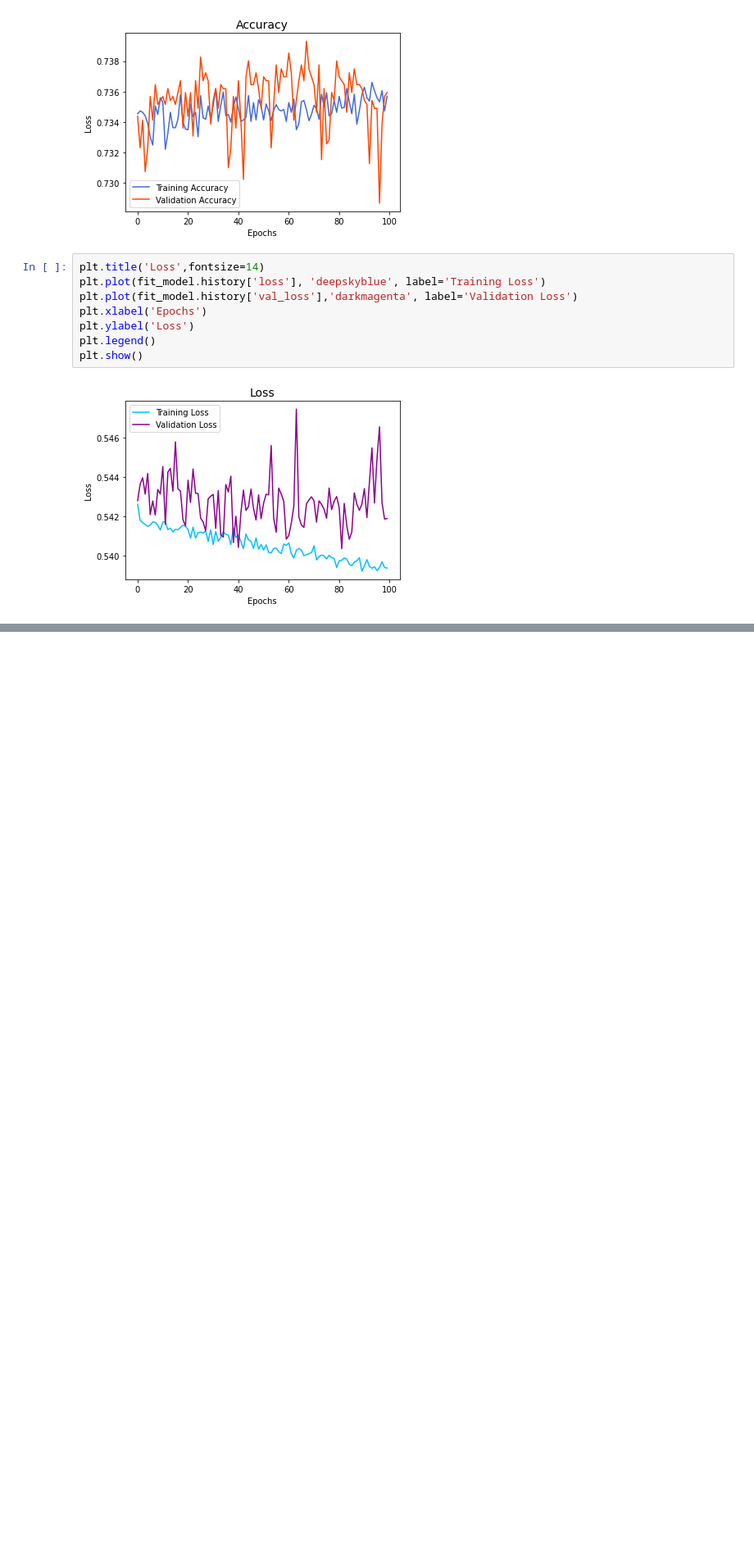
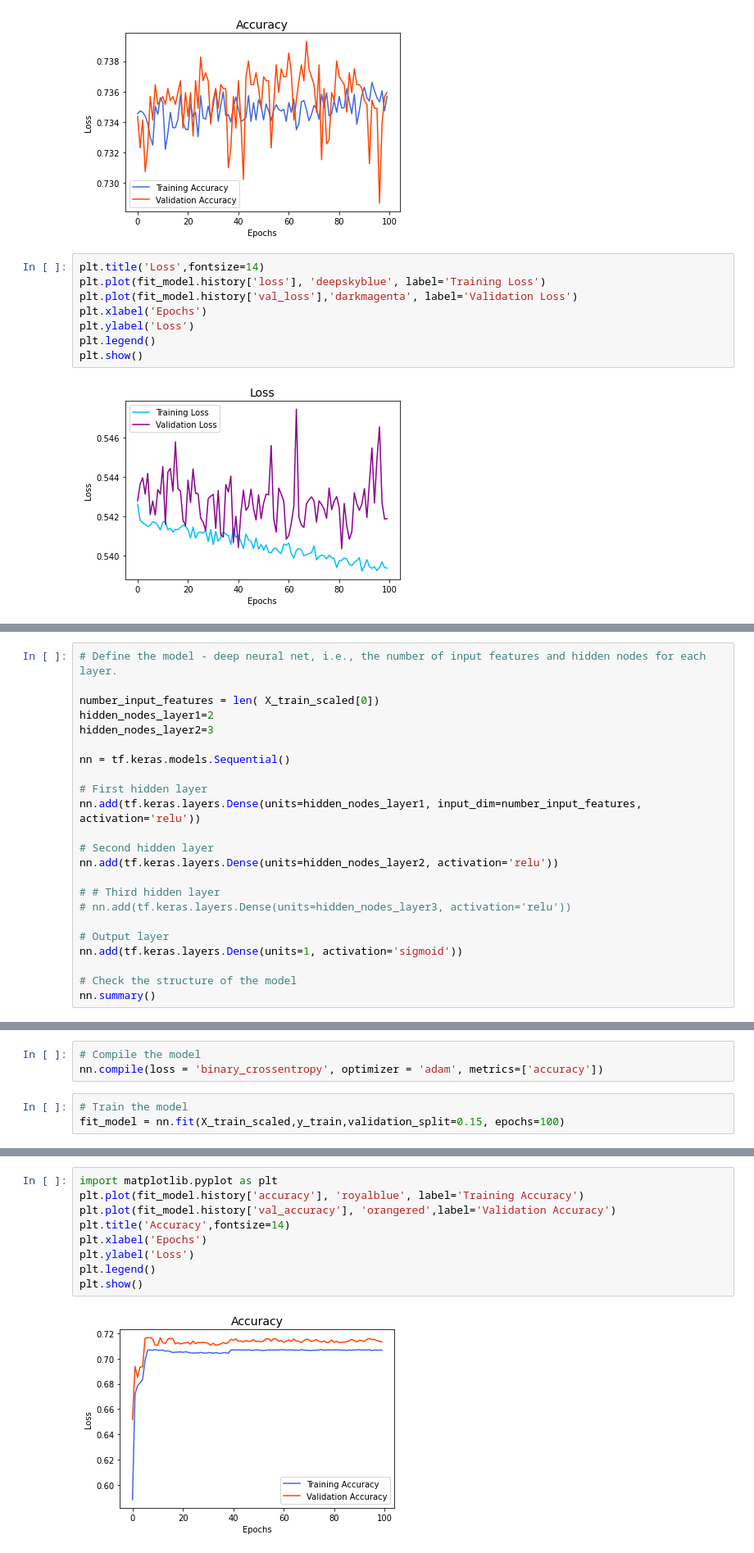
Before and after one commit to uldom/Charity_Funding_Predictor, a Jupyter notebook: Charity_Funding_Predictor.ipynb, the cells around one changed output, grey strips where cells are left out. Shown: that part at 82% size. Drawn from its saved outputs; the diff is of its cells as text; blank space fills up the shorter version.

```diff
--- a/Charity_Funding_Predictor.ipynb
+++ b/Charity_Funding_Predictor.ipynb
@@ -380,0 +484,23 @@ files.download('/content/Model_1.h5')
+# %%
+# Define the model - deep neural net, i.e., the number of input features and hidden nodes for each layer.
+
+number_input_features = len( X_train_scaled[0])
+hidden_nodes_layer1=2
+hidden_nodes_layer2=3
+
+nn = tf.keras.models.Sequential()
+
+# First hidden layer
+nn.add(tf.keras.layers.Dense(units=hidden_nodes_layer1, input_dim=number_input_features, activation='relu'))
+
+# Second hidden layer
+nn.add(tf.keras.layers.Dense(units=hidden_nodes_layer2, activation='relu'))
+
+# # Third hidden layer
+# nn.add(tf.keras.layers.Dense(units=hidden_nodes_layer3, activation='relu'))
+
+# Output layer
+nn.add(tf.keras.layers.Dense(units=1, activation='sigmoid'))
+
+# Check the structure of the model
+nn.summary()
@@ -380,0 +522,6 @@ files.download('/content/Model_1.h5')
+# %%
+# Compile the model
+nn.compile(loss = 'binary_crossentropy', optimizer = 'adam', metrics=['accuracy'])
+# %%
+# Train the model
+fit_model = nn.fit(X_train_scaled,y_train,validation_split=0.15, epochs=100)
@@ -380,0 +553,11 @@ files.download('/content/Model_1.h5')
+# %%
+import matplotlib.pyplot as plt
+plt.plot(fit_model.history['accuracy'], 'royalblue', label='Training Accuracy')
+plt.plot(fit_model.history['val_accuracy'], 'orangered',label='Validation Accuracy')
+plt.title('Accuracy',fontsize=14)
+plt.xlabel('Epochs')
+plt.ylabel('Loss')
+plt.legend()
+plt.show()
+# %% [output]
+[figure, added]
```
Also changed, not shown: parts of 24 cells of this notebook.
